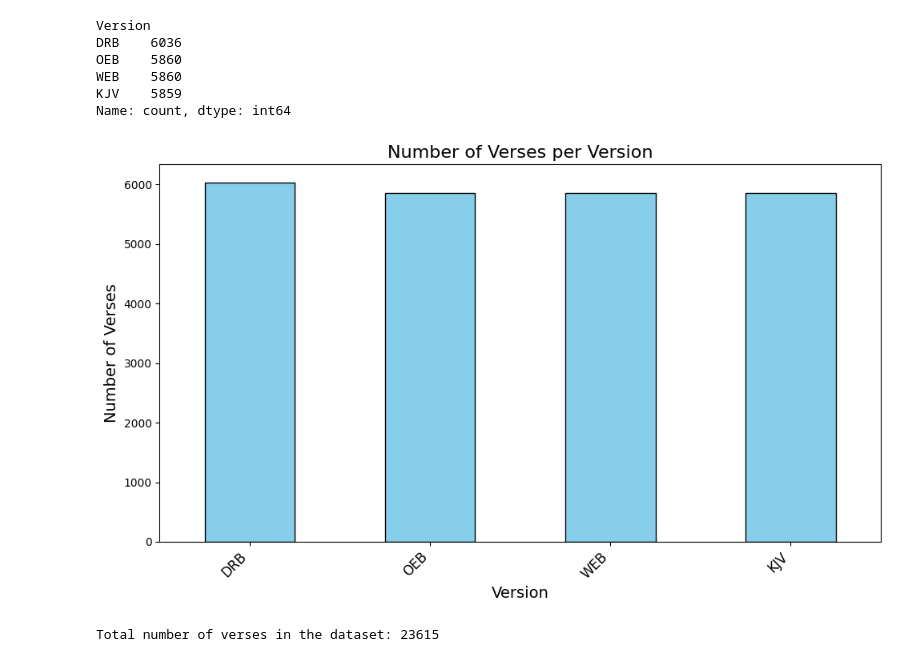
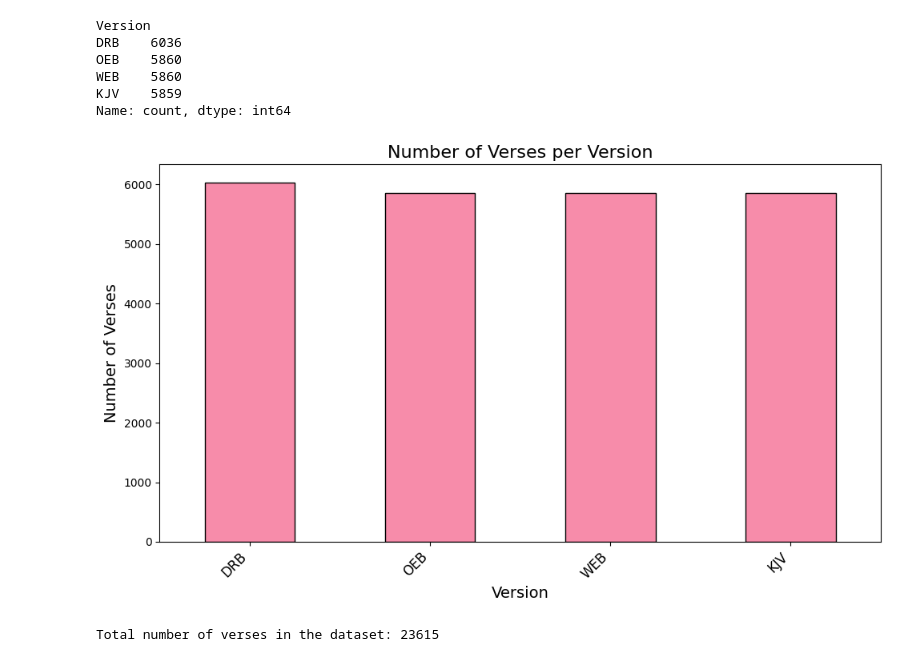
Before and after one commit to pstroe/chartering-new-realms-2024, a Jupyter notebook: Data_Analysis_data_cleaning.ipynb, the cells around one changed output. Drawn from its saved outputs; the diff is of its cells as text; code cells hidden in the pictures.

```diff
--- a/Data_Analysis_data_cleaning.ipynb
+++ b/Data_Analysis_data_cleaning.ipynb
@@ -720,31 +720,31 @@ Name: count, dtype: int64
 # %%
 import pandas as pd
 import matplotlib.pyplot as plt
 
 # Load the dataset
 file_path = "sorted_aligned_bible_final.tsv"  # Replace with your file path
 bible_data = pd.read_csv(file_path, sep="\t")
 
 # Count the number of rows per version
 version_distribution = bible_data["Version"].value_counts()
 
 # Plot the data
 plt.figure(figsize=(10, 6))
 version_distribution.plot(
     kind="bar",
-    color="skyblue",  # Set a pleasant color for the bars
+    color="#F78CAA",
     edgecolor="black"
 )
 plt.title("Number of Verses per Version", fontsize=16)
 plt.xlabel("Version", fontsize=14)
 plt.ylabel("Number of Verses", fontsize=14)
 plt.xticks(rotation=45, ha="right", fontsize=12)
 plt.tight_layout()
 
 # Show the plot
 plt.show()
 # %% [output]
-[figure, old version]
+[figure, new version]
 # %%
 # count all verses in the dataset
 total_verses = bible_data.shape[0]
```
Also changed, not shown: parts of 1 cell of this notebook.
